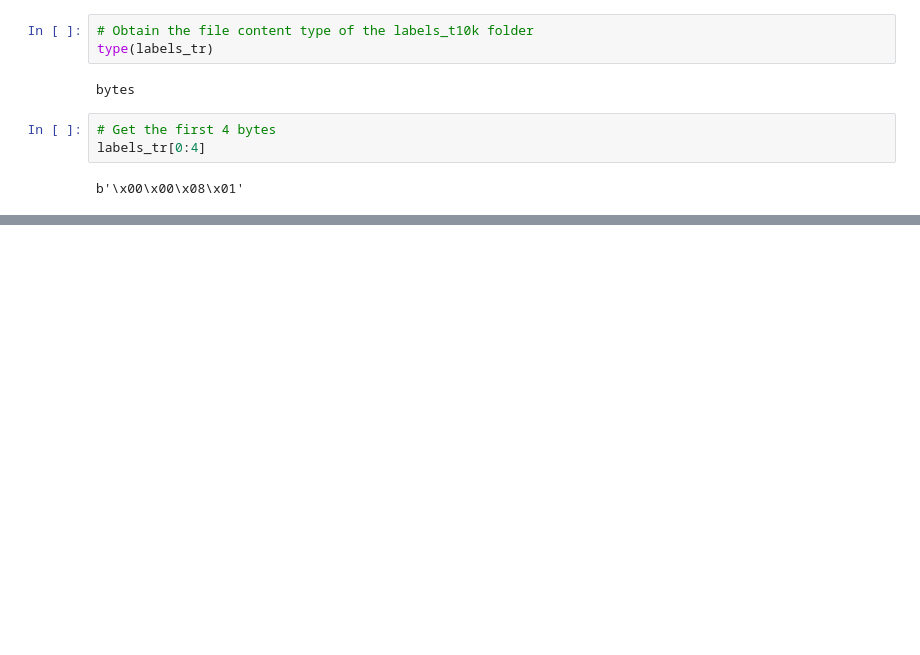
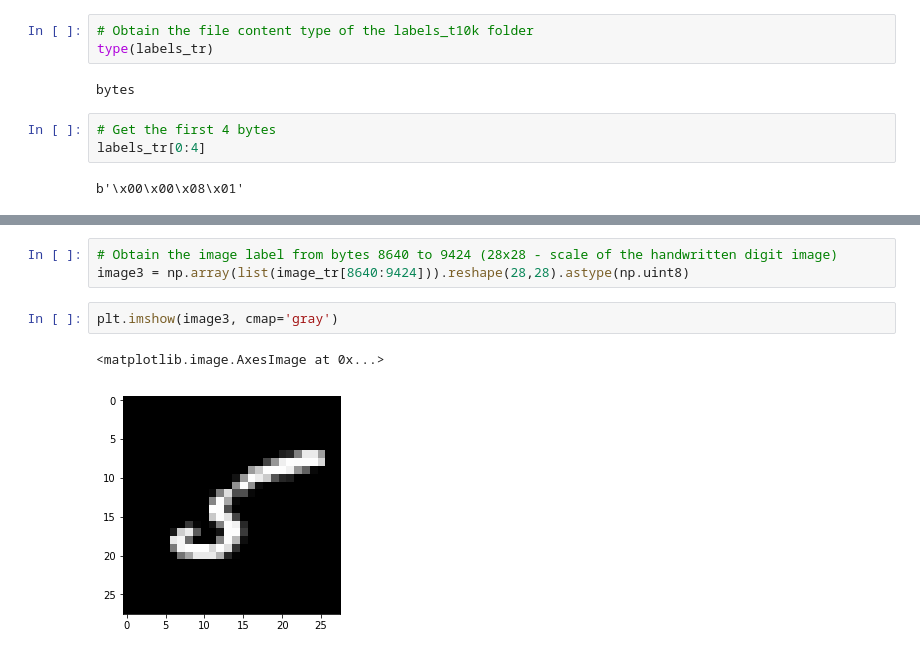
Before and after one commit to cristina1997/Emerging_Technologies_Project, a Jupyter notebook: 3.MNIST-Dataset-Notebook/MNIST-dataset-notebook.ipynb, the cells around one changed output, grey strips where cells are left out. Saved outputs shown, nothing was run; the diff lists cells and outputs as text; blank space fills up the shorter version.

```diff
--- a/3.MNIST-Dataset-Notebook/MNIST-dataset-notebook.ipynb
+++ b/3.MNIST-Dataset-Notebook/MNIST-dataset-notebook.ipynb
@@ -286,0 +340,8 @@ b'\x00\x00\x08\x01'
+# %%
+# Obtain the image label from bytes 8640 to 9424 (28x28 - scale of the handwritten digit image)
+image3 = np.array(list(image_tr[8640:9424])).reshape(28,28).astype(np.uint8)
+# %%
+plt.imshow(image3, cmap='gray')
+# %% [output]
+<matplotlib.image.AxesImage at 0x...>
+[figure, added]
```
Also changed, not shown: parts of 17 cells of this notebook.
